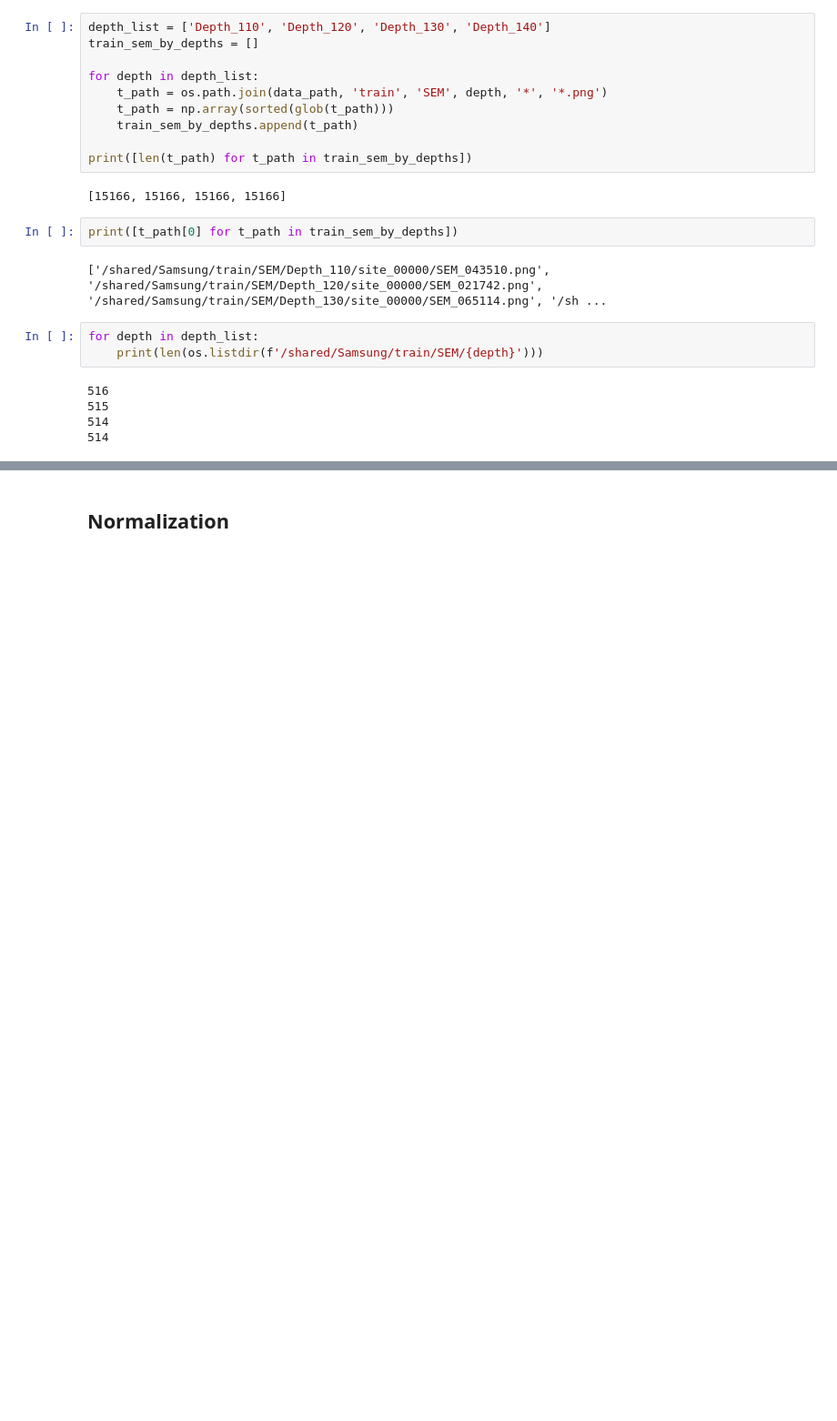
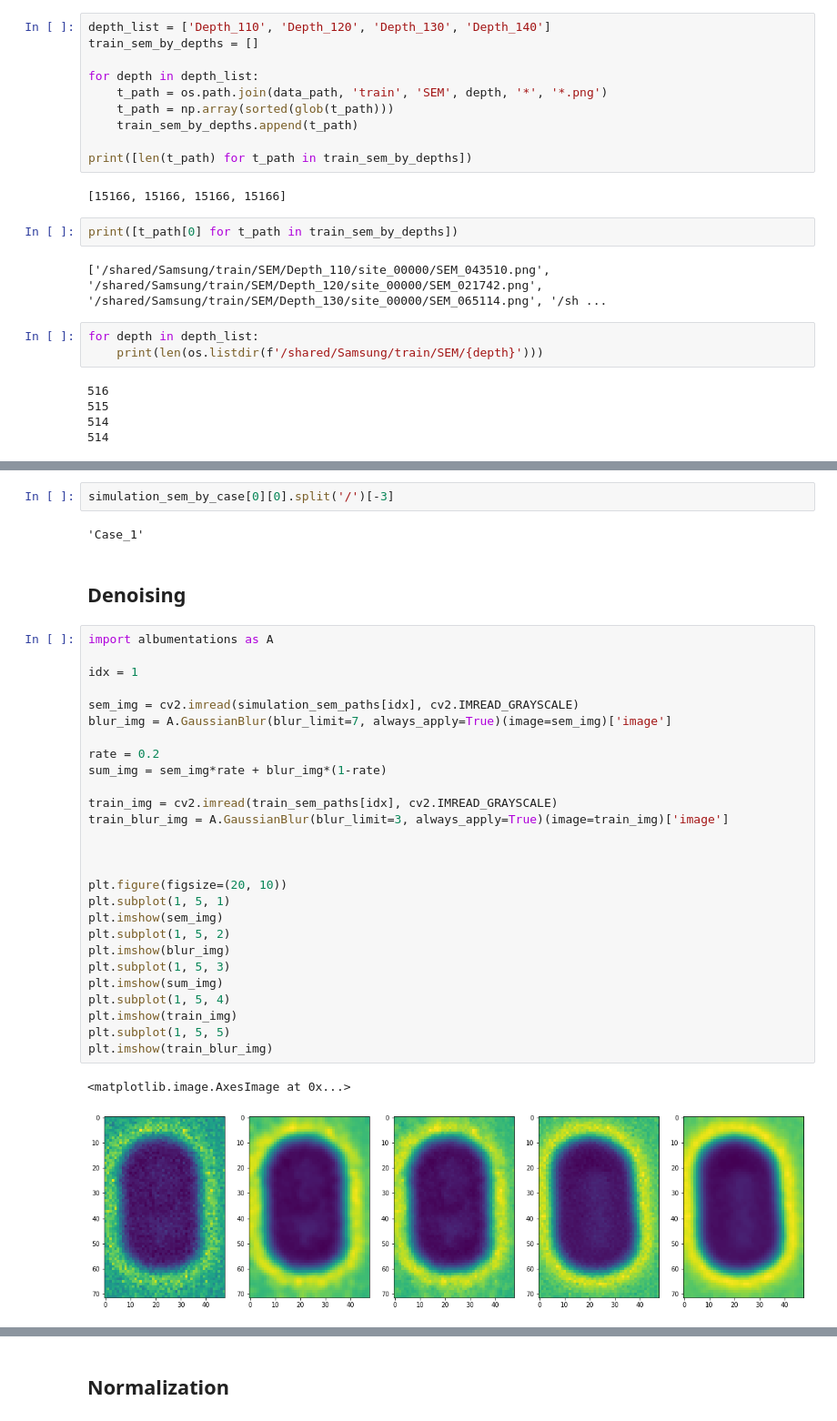
Before and after one commit to Normalist-K/dacon-sem, a Jupyter notebook: notebooks/eda.ipynb, the cells around one changed output, grey strips where cells are left out. Shown at 91% size. Drawn from its saved outputs; the diff is of its cells as text; blank space fills up the shorter version.

```diff
--- a/notebooks/eda.ipynb
+++ b/notebooks/eda.ipynb
@@ -57,0 +171,36 @@ for depth in depth_list:
+# %%
+simulation_sem_by_case[0][0].split('/')[-3]
+# %% [output]
+'Case_1'
+# %% [markdown]
+## Denoising
+# %%
+import albumentations as A
+
+idx = 1
+
+sem_img = cv2.imread(simulation_sem_paths[idx], cv2.IMREAD_GRAYSCALE)
+blur_img = A.GaussianBlur(blur_limit=7, always_apply=True)(image=sem_img)['image']
+
+rate = 0.2
+sum_img = sem_img*rate + blur_img*(1-rate)
+
+train_img = cv2.imread(train_sem_paths[idx], cv2.IMREAD_GRAYSCALE)
+train_blur_img = A.GaussianBlur(blur_limit=3, always_apply=True)(image=train_img)['image']
+
+
+
+plt.figure(figsize=(20, 10))
+plt.subplot(1, 5, 1)
+plt.imshow(sem_img)
+plt.subplot(1, 5, 2)
+plt.imshow(blur_img)
+plt.subplot(1, 5, 3)
+plt.imshow(sum_img)
+plt.subplot(1, 5, 4)
+plt.imshow(train_img)
+plt.subplot(1, 5, 5)
+plt.imshow(train_blur_img)
+# %% [output]
+<matplotlib.image.AxesImage at 0x...>
+[figure, added]
```
Also changed, not shown: parts of 21 cells of this notebook, 5 other files.
